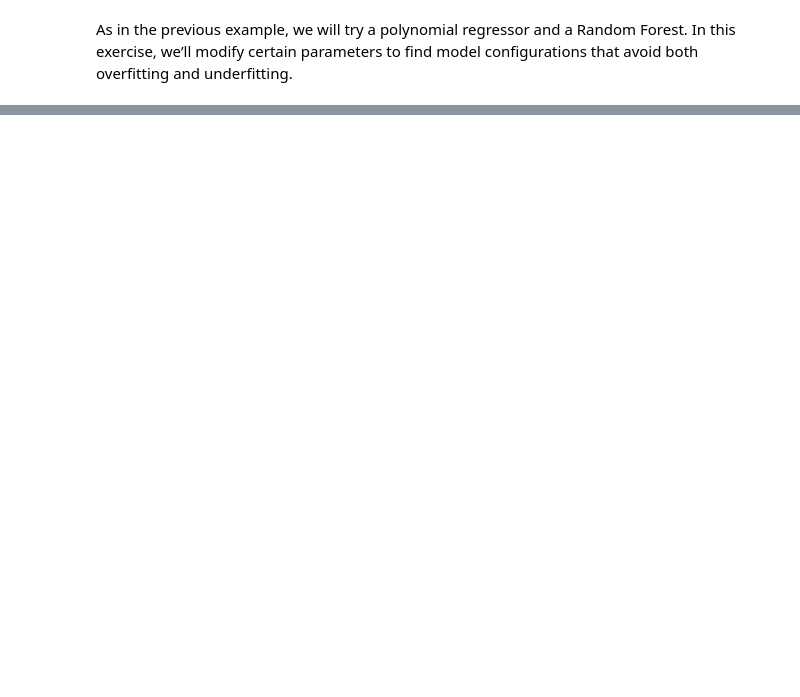
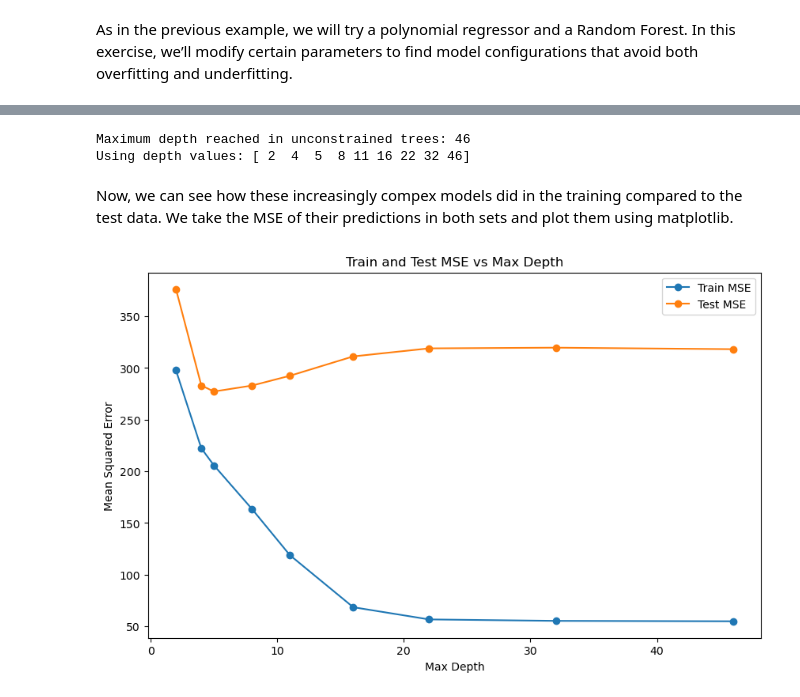
Before and after one commit to oriol-pomarol/codegeo_workshops, a Jupyter notebook: 6_underfitting_overfitting.ipynb, the cells around one changed output, grey strips where cells are left out. Drawn from its saved outputs; the diff is of its cells as text; code cells hidden in the pictures; blank space fills up the shorter version.

```diff
--- a/6_underfitting_overfitting.ipynb
+++ b/6_underfitting_overfitting.ipynb
@@ -235,8 +236,8 @@ output_data = data['value']
 # Chronological Train-Test Split
 train_size = int(0.80 * len(input_data))  # 80% for training/validation, 20% for testing
 
-X_trainval, X_test = input_data.iloc[:train_size], input_data.iloc[train_size:]
-y_trainval, y_test = output_data.iloc[:train_size], output_data.iloc[train_size:]
+X_train, X_test = input_data.iloc[:train_size], input_data.iloc[train_size:]
+y_train, y_test = output_data.iloc[:train_size], output_data.iloc[train_size:]
 
 # Global variable
 random_state = 27
@@ -605,0 +250,59 @@ plt.show()
+# %%
+from sklearn.ensemble import RandomForestRegressor
+
+# First train a random forest with unconstrained depth to find natural maximum
+n_estimators = 5
+rf_unconstrained = RandomForestRegressor(n_estimators=n_estimators, max_depth=None, random_state=random_state)
+rf_unconstrained.fit(X_train, y_train)
+
+# Get the maximum depth reached by any tree in the forest
+max_depths = [estimator.get_depth() for estimator in rf_unconstrained.estimators_]
+unconstrained_max_depth = max(max_depths)
+print(f"Maximum depth reached in unconstrained trees: {unconstrained_max_depth}")
+
+# Create a set of max_depth values from 2 to actual_max_depth
+depth_values = np.unique(np.logspace(np.log10(2), np.log10(unconstrained_max_depth), 10, dtype=int))
+print(f"Using depth values: {depth_values}")
+
+# Dictionary to store models and predictions
+rf_models = {}
+train_predictions = {}
+test_predictions = {}
+
+# Fit models with different max_depth values
+for depth in depth_values:
+    # Create and train the model
+    rf_models[depth] = RandomForestRegressor(n_estimators=n_estimators, max_depth=depth, random_state=random_state)
+    rf_models[depth].fit(X_train, y_train)
+
+    # Generate and store predictions
+    train_predictions[depth] = rf_models[depth].predict(X_train)
+    test_predictions[depth] = rf_models[depth].predict(X_test)
+# %% [output]
+Maximum depth reached in unconstrained trees: 46
+Using depth values: [ 2  4  5  8 11 16 22 32 46]
+# %% [markdown]
+Now, we can see how these increasingly compex models did in the training compared to the test data. We take the MSE of their predictions in both sets and plot them using matplotlib.
+# %%
+from sklearn.metrics import mean_squared_error
+
+# Dictionary to store absolute residuals
+train_mse = {}
+test_mse = {}
+
+# Calculate the MSE for each model
+for depth in depth_values:
+    train_mse[depth] = mean_squared_error(y_train, train_predictions[depth])
+    test_mse[depth] = mean_squared_error(y_test, test_predictions[depth])
+
+# Make a plot of the training and test MSE
+plt.figure(figsize=(10, 6))
+plt.plot(depth_values, list(train_mse.values()), label='Train MSE', marker='o')
+plt.plot(depth_values, list(test_mse.values()), label='Test MSE', marker='o')
+plt.xlabel('Max Depth')
+plt.ylabel('Mean Squared Error')
+plt.title('Train and Test MSE vs Max Depth')
+plt.legend()
+plt.show()
+# %% [output]
+[figure, added]
```
Also changed, not shown: parts of 66 cells of this notebook.
